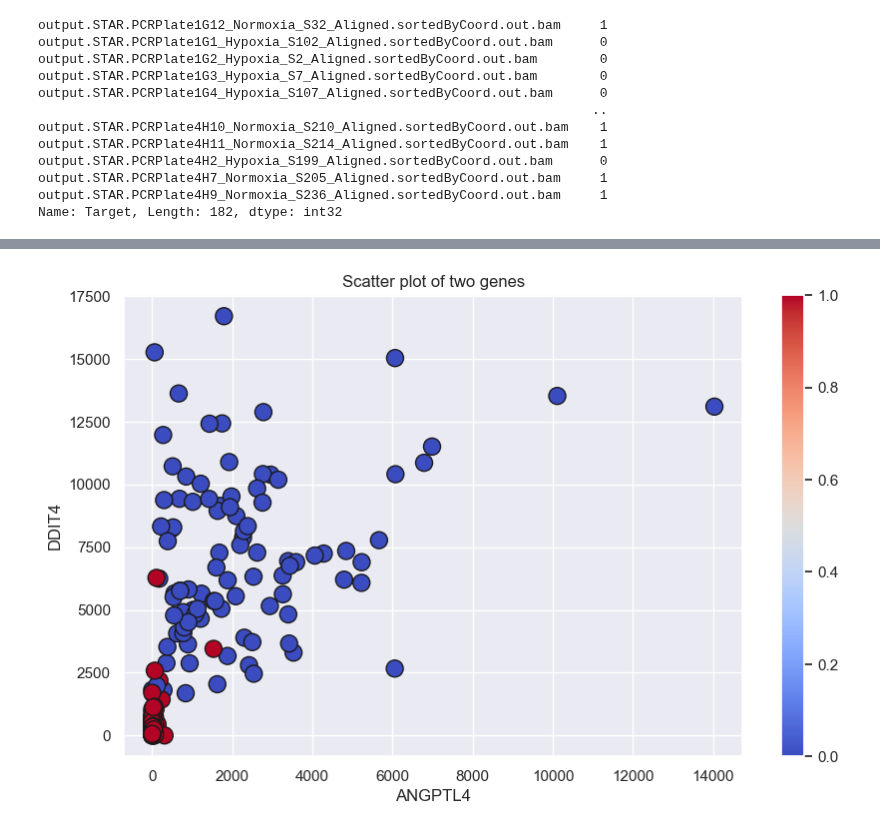
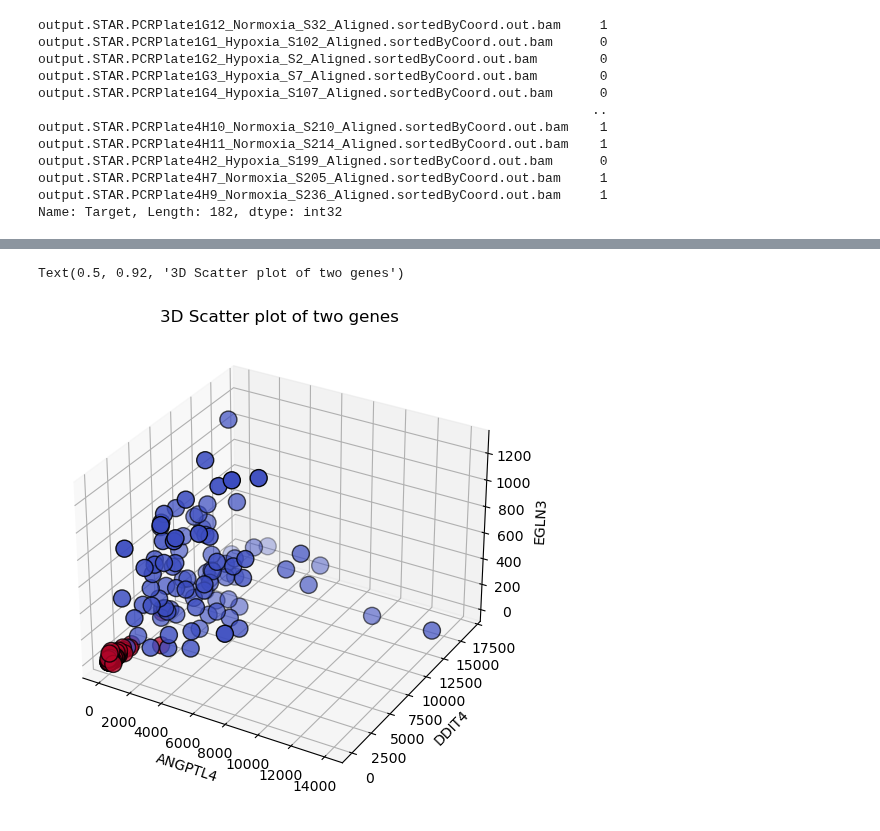
Before and after one commit to eghirardo/ai_lab, a Jupyter notebook: 3. HCC1806_training.ipynb, the cells around one changed output, grey strips where cells are left out. Saved outputs shown, nothing was run; the diff lists cells and outputs as text; code cells hidden in the pictures.

Commit message:
adj code for classifiers

```diff
--- a/3. HCC1806_training.ipynb
+++ b/3. HCC1806_training.ipynb
@@ -276,0 +196,20 @@ Accuracy: 1.0
+# %%
+param_grid = {
+    'n_neighbors': range(1, 20),
+    'weights': ['uniform', 'distance'],
+    'metric': ['euclidean', 'manhattan', 'minkowski']
+}
+
+knn = KNeighborsClassifier()
+
+# Instantiate Gridsearch
+grid_search = GridSearchCV(knn, param_grid=param_grid, scoring='accuracy',
+                           n_jobs=-1, cv=kfold)
+
+# Fit the model
+grid_search.fit(X, y)
+
+# Print the best parameters
+print(grid_search.best_params_)
+print(grid_search.best_score_)
+print(grid_search.best_estimator_)
@@ -344,14 +259,18 @@ KNeighborsClassifier(n_neighbors=7, weights='distance')
 # %%
-#we do som e visualization
-# Create a scatter plot
-plt.figure(figsize=(10, 6))
+from mpl_toolkits.mplot3d import Axes3D
 
-plt.scatter(X['ANGPTL4'], X['DDIT4'], c=y, cmap='coolwarm', edgecolor='k', s=150)
 
-plt.xlabel('ANGPTL4')
-plt.ylabel('DDIT4')
-plt.title('Scatter plot of two genes')
-plt.colorbar()
-plt.show()
+fig = plt.figure(figsize=(10, 6))
+ax = fig.add_subplot(111, projection='3d')
+
+# Scatter plot
+scatter = ax.scatter(X['ANGPTL4'], X['DDIT4'], X['EGLN3'], c=y, cmap='coolwarm', edgecolor='k', s=150)
+
+# Set labels and title
+ax.set_xlabel('ANGPTL4')
+ax.set_ylabel('DDIT4')
+ax.set_zlabel('EGLN3')
+ax.set_title('3D Scatter plot of two genes')
 # %% [output]
+Text(0.5, 0.92, '3D Scatter plot of two genes')
-[figure, old version]
+[figure, new version]
```
Also changed, not shown: parts of 17 cells of this notebook.
